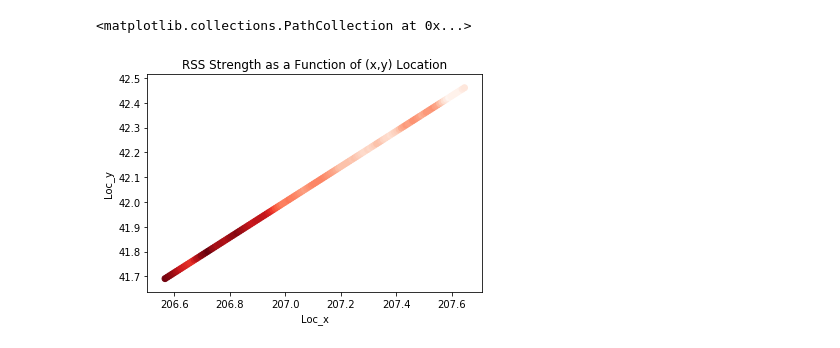
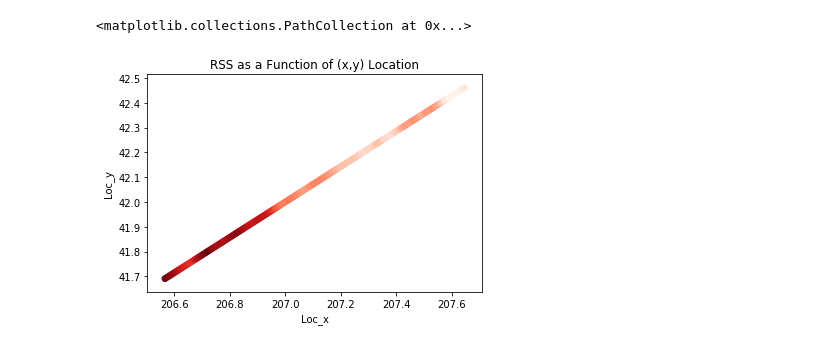
Before and after one commit to DLorell/wifilocalization, a Jupyter notebook: Untitled.ipynb, the cells around one changed output. Drawn from its saved outputs; the diff is of its cells as text; code cells hidden in the pictures.

```diff
--- a/Untitled.ipynb
+++ b/Untitled.ipynb
@@ -106,25 +139,25 @@ def windowedAverage(values, windowSize):
 # %%
 traces44 = sortedTraces['44:91:60:d3:d6:94']
 k = 0
 
 rss = [float(entry['rss']) for entry in traces44[k]]
 loc_x = [entry['loc_x'] for entry in traces44[k]]
 loc_y = [entry['loc_y'] for entry in traces44[k]]
 
 
 rss = np.array(windowedAverage(rss, 7))
 loc_x = np.array(windowedAverage(loc_x, 10000))
 loc_y = np.array(windowedAverage(loc_y, 10000))
 
 
 xx = np.ravel(loc_x)
 yy = np.ravel(loc_y)
 zz = np.ravel(rss)
 
-plt.title("RSS Strength as a Function of (x,y) Location")
+plt.title("RSS as a Function of (x,y) Location")
 plt.xlabel("Loc_x")
 plt.ylabel("Loc_y")
 plt.scatter(xx,yy,c=zz,cmap=cm.Reds)
 # %% [output]
 <matplotlib.collections.PathCollection at 0x...>
-[figure, old version]
+[figure, new version]
```
Also changed, not shown: parts of 3 cells of this notebook.
